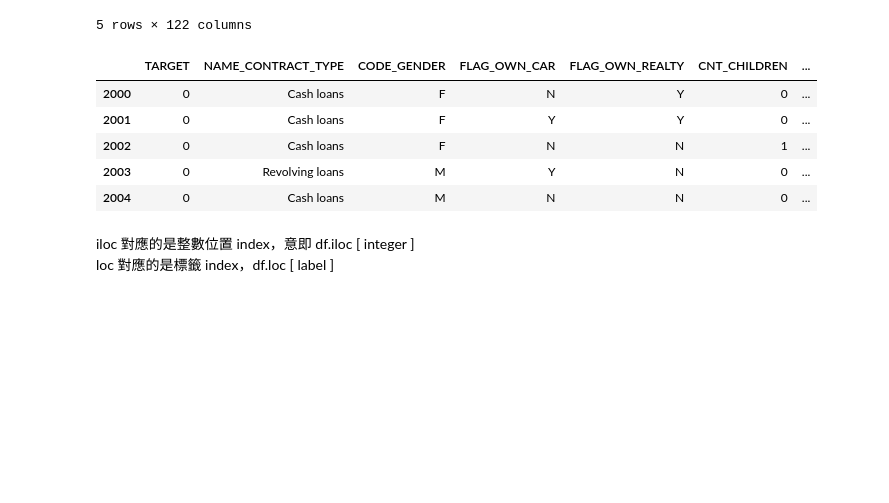
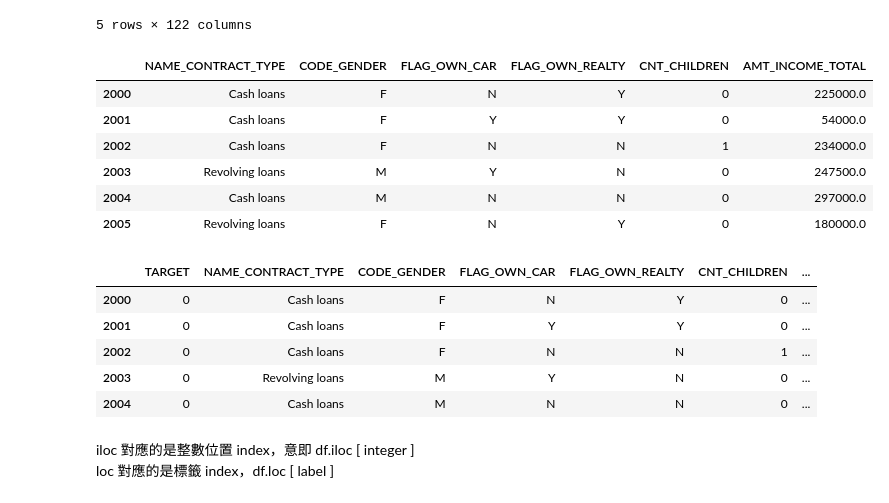
Before and after one commit to dgtyuewq/2nd-ML100days-2, a Jupyter notebook: Day_002_HW.ipynb, the cells around one changed output. Drawn from its saved outputs; the diff is of its cells as text; code cells hidden in the pictures; blank space fills up the shorter version.

```diff
--- a/Day_002_HW.ipynb
+++ b/Day_002_HW.ipynb
@@ -54,6 +54,16 @@ app_train[2000:2005]
 | 2003 | 102350 | 0 | Revolving loans | M | Y | N | 0 | ... |
 | 2004 | 102351 | 0 | Cash loans | M | N | N | 0 | ... |
 5 rows × 122 columns
+# %%
+app_train.loc[2000:2005,"NAME_CONTRACT_TYPE":"AMT_INCOME_TOTAL"]
+# %% [output]
+|  | NAME_CONTRACT_TYPE | CODE_GENDER | FLAG_OWN_CAR | FLAG_OWN_REALTY | CNT_CHILDREN | AMT_INCOME_TOTAL |
+| 2000 | Cash loans | F | N | Y | 0 | 225000.0 |
+| 2001 | Cash loans | F | Y | Y | 0 | 54000.0 |
+| 2002 | Cash loans | F | N | N | 1 | 234000.0 |
+| 2003 | Revolving loans | M | Y | N | 0 | 247500.0 |
+| 2004 | Cash loans | M | N | N | 0 | 297000.0 |
+| 2005 | Revolving loans | F | N | Y | 0 | 180000.0 |
 # %%
 app_train.iloc[2000:2005,1:8]
 # %% [output]
```
Also changed, not shown: parts of 3 cells of this notebook.
